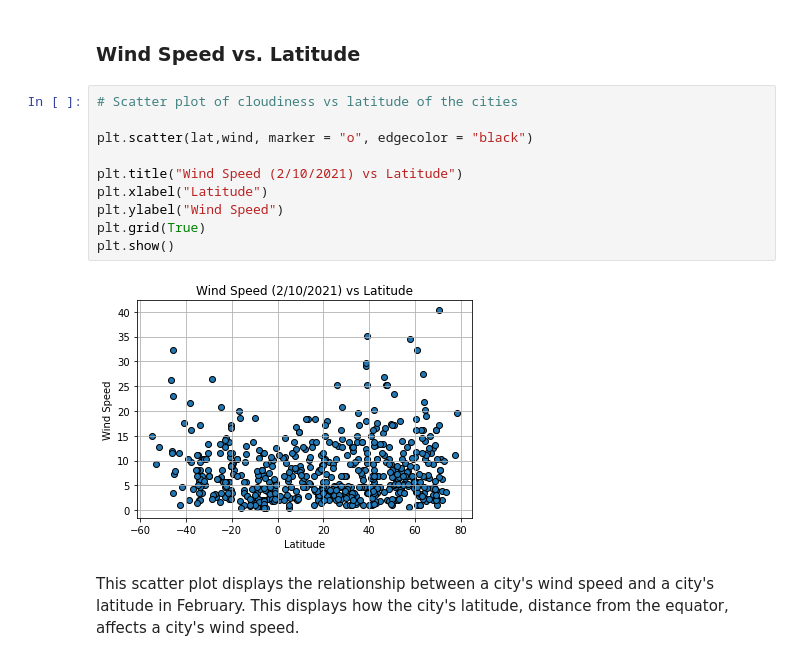
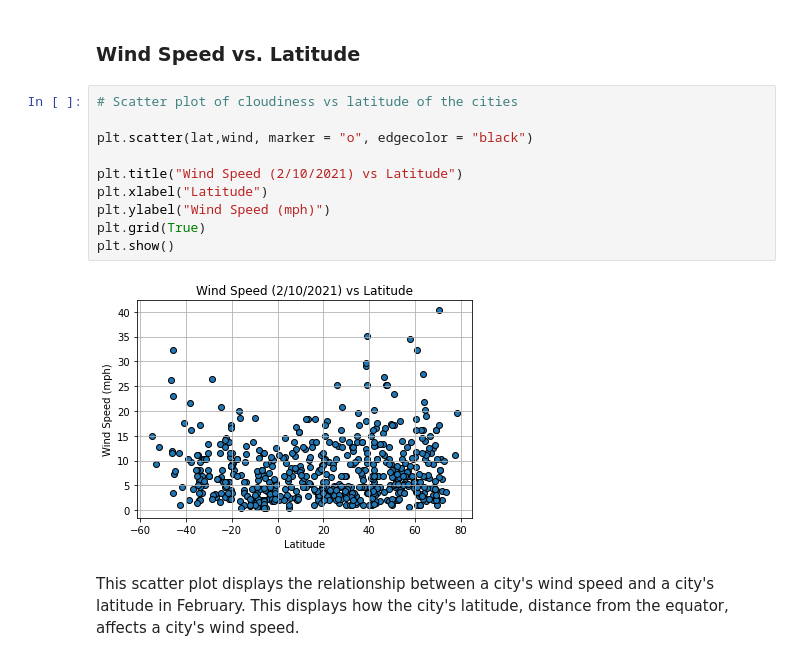
Before and after one commit to jroy22/python-api-challenge, a Jupyter notebook: WeatherPy/WeatherPy.ipynb, the cells around one changed output. Cells and saved outputs as stored; diff of their text form.

```diff
--- a/WeatherPy/WeatherPy.ipynb
+++ b/WeatherPy/WeatherPy.ipynb
@@ -226,15 +226,15 @@ This scatter plot displays the relationship between a city's cloudiness, sky cov
 # %%
 # Scatter plot of cloudiness vs latitude of the cities
 
 plt.scatter(lat,wind, marker = "o", edgecolor = "black")
 
 plt.title("Wind Speed (2/10/2021) vs Latitude")
 plt.xlabel("Latitude")
-plt.ylabel("Wind Speed")
+plt.ylabel("Wind Speed (mph)")
 plt.grid(True)
 plt.show()
 # %% [output]
-[figure, old version]
+[figure, new version]
 # %% [markdown]
 This scatter plot displays the relationship between a city's wind speed and a city's latitude in February. This displays how the city's latitude, distance from the equator, affects a city's wind speed.
 # %% [markdown]
```
Also changed, not shown: parts of 20 cells of this notebook.
